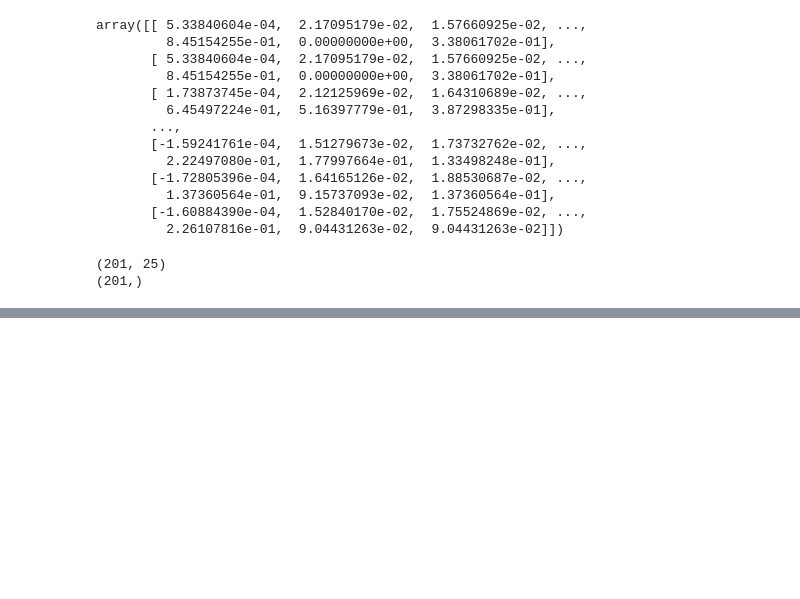
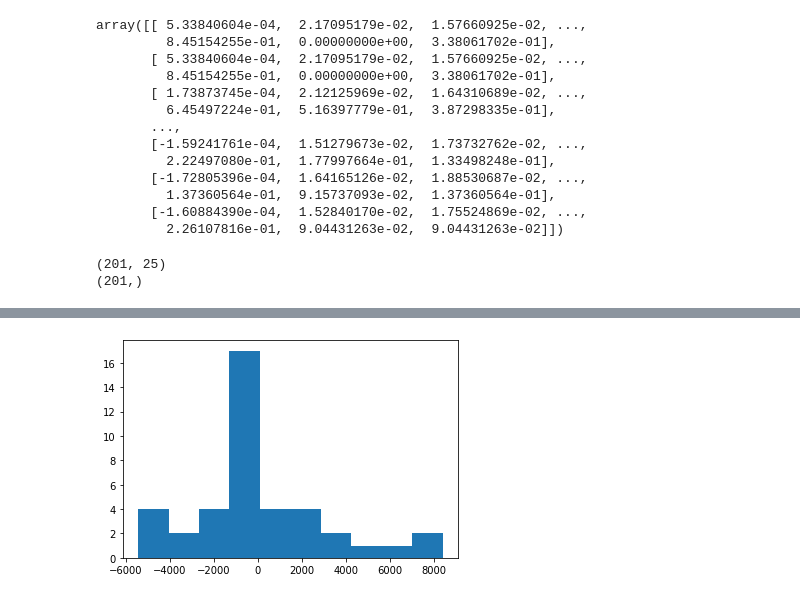
Before and after one commit to andugu/APA, a Jupyter notebook: practicaAPA.ipynb, the cells around one changed output, grey strips where cells are left out. Saved outputs shown, nothing was run; the diff lists cells and outputs as text; code cells hidden in the pictures; blank space fills up the shorter version.

```diff
--- a/practicaAPA.ipynb
+++ b/practicaAPA.ipynb
@@ -301,0 +391,5 @@ sorted(sklearn.metrics.SCORERS.keys())
+# %%
+plt.hist(history['RandomForest']['y_test'][0] - history['RandomForest']['y_pred_test'][0])
+plt.show()
+# %% [output]
+[figure, added]
```
Also changed, not shown: parts of 26 cells of this notebook.
